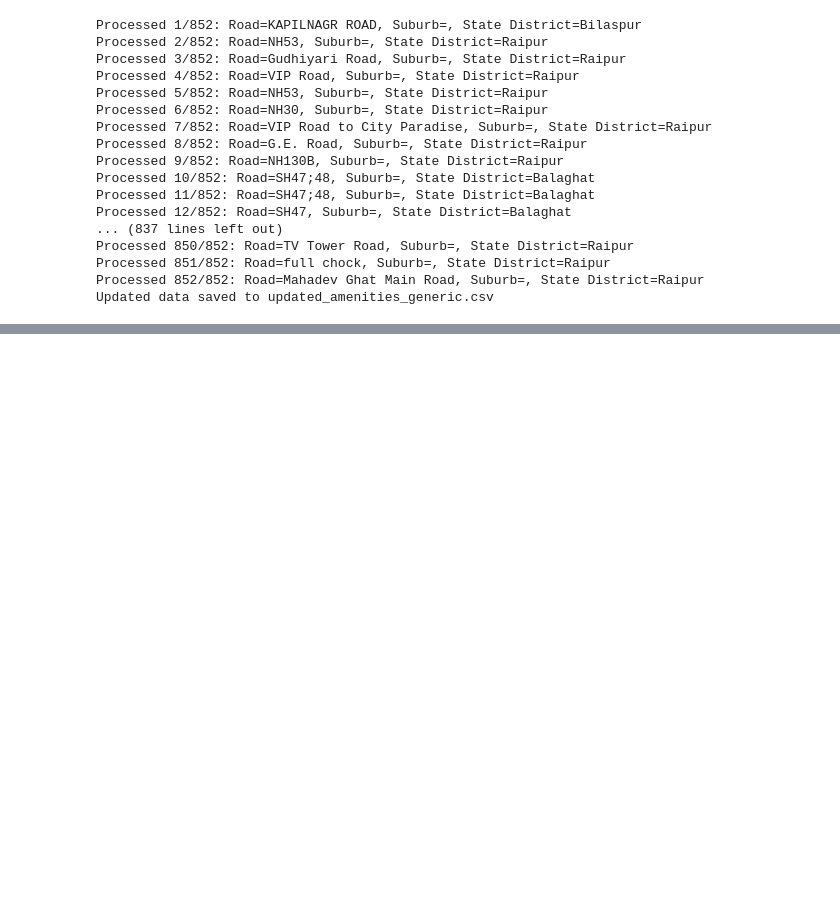
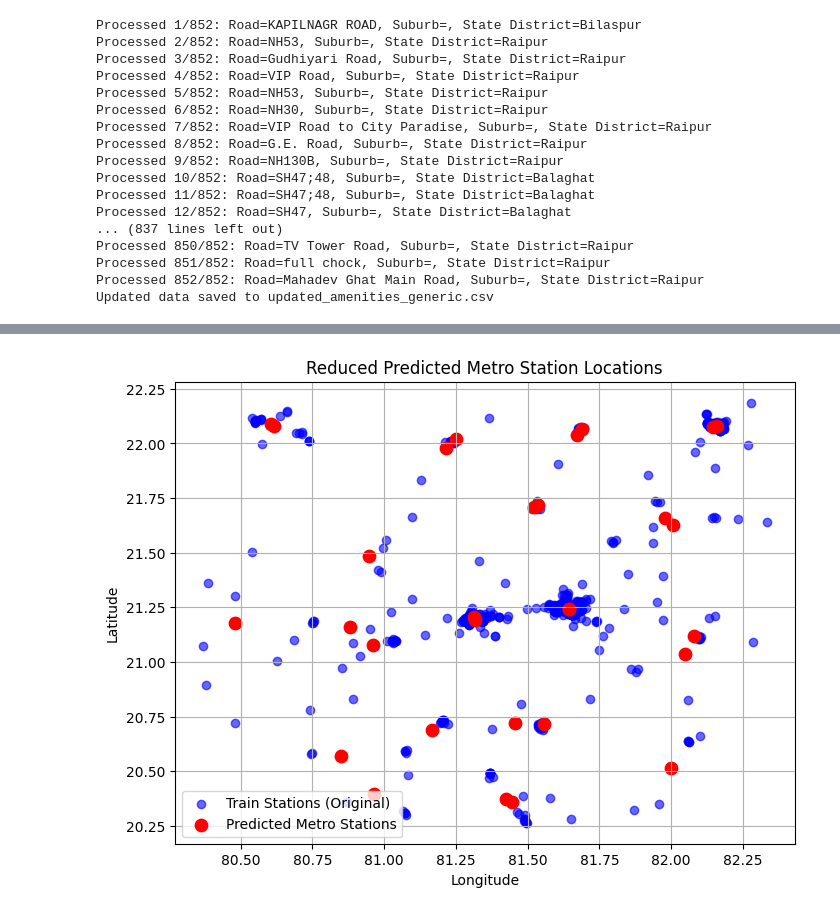
Before and after one commit to chetaniitbhilai/ML_Project, a Jupyter notebook: models/model_test/GNN_Generic.ipynb, the cells around one changed output, grey strips where cells are left out. Cells and saved outputs as stored; diff of their text form; code cells hidden in the pictures; blank space fills up the shorter version.

Commit message:
Updated generic model

```diff
--- a/models/model_test/GNN_Generic.ipynb
+++ b/models/model_test/GNN_Generic.ipynb
@@ -460,3 +491,34 @@ Epoch 990, Loss: 0.2511994540691376, Accuracy: 94.80%
+# %%
+
+# Check if predicted coordinates are empty
+if predicted_coords.size == 0:
+    print("No metro stations were predicted. Adjust the threshold or check the model output.")
+else:
+    # Apply KMeans clustering to group predicted metro stations
+    num_clusters = min(30, len(predicted_coords))  # Ensure we don't request more clusters than data points
+    kmeans = KMeans(n_clusters=num_clusters, random_state=42)
+    kmeans.fit(predicted_coords)
+    reduced_predicted_positions = kmeans.cluster_centers_
+
+    # Clip latitude and longitude values to valid ranges (adjust as per data ranges)
+    reduced_predicted_positions[:, 0] = np.clip(reduced_predicted_positions[:, 0],
+                                                train_data['Latitude'].min(), train_data['Latitude'].max())
+    reduced_predicted_positions[:, 1] = np.clip(reduced_predicted_positions[:, 1],
+                                                train_data['Longitude'].min(), train_data['Longitude'].max())
+
+    # Plot the original train data and reduced predicted metro stations
+    plt.figure(figsize=(8, 6))
+    plt.scatter(train_data['Longitude'], train_data['Latitude'], color='blue', label='Train Stations (Original)', alpha=0.6)
+    plt.scatter(reduced_predicted_positions[:, 1], reduced_predicted_positions[:, 0],
+                color='red', label='Predicted Metro Stations', s=80)
+    plt.title('Reduced Predicted Metro Station Locations')
+    plt.xlabel('Longitude')
+    plt.ylabel('Latitude')
+    plt.legend()
+    plt.grid(True)
+    plt.show()
+# %% [output]
+[figure, added]
 # %%
 
 # Plot the original train data and predicted metro stations
```
Also changed, not shown: parts of 5 cells of this notebook, 3 other files.
